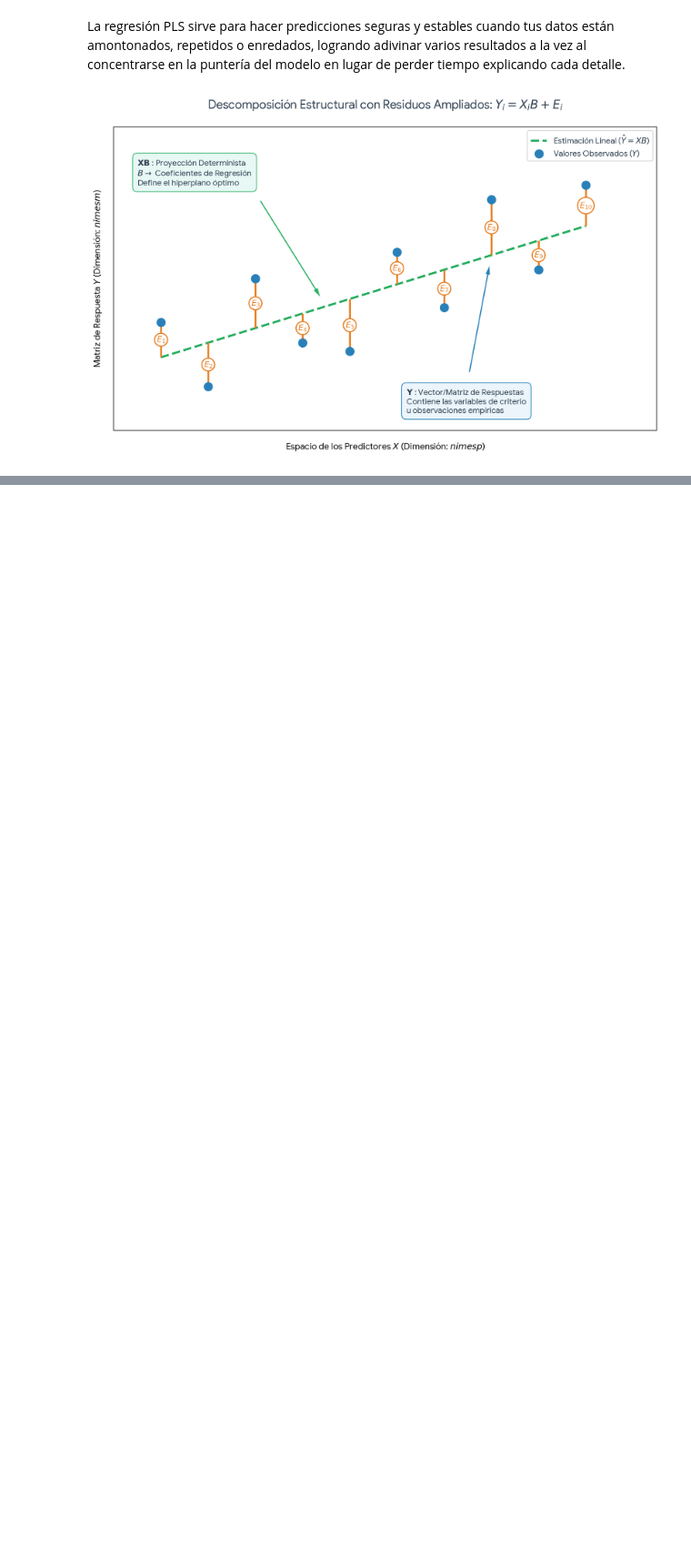
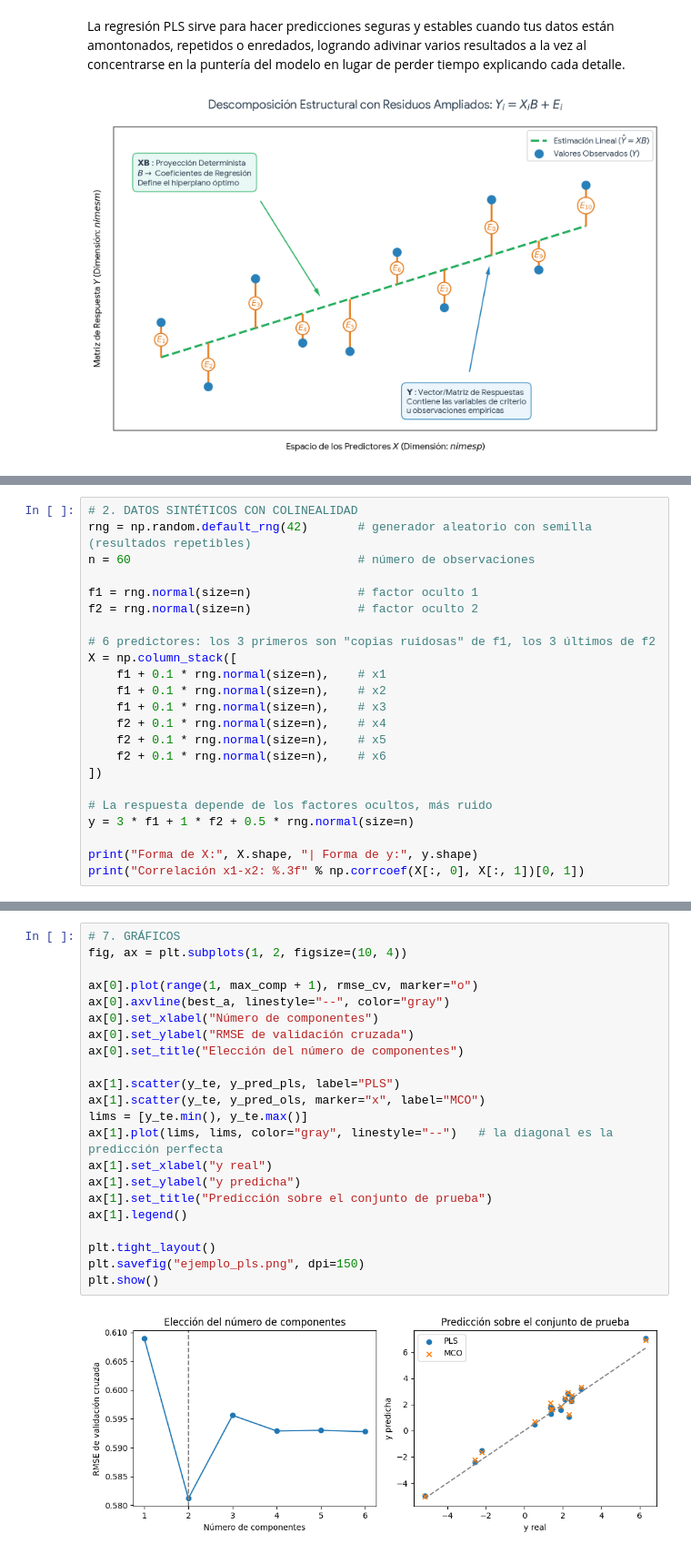
Before and after one commit to Bootcamp-DA-P3/M-nimos_Cuadrados_Parciales_DR, a Jupyter notebook: Equipo5_PLS_Regression.ipynb, the cells around one changed output, grey strips where cells are left out. Shown at 91% size. Drawn from its saved outputs; the diff is of its cells as text; blank space fills up the shorter version.

```diff
--- a/Equipo5_PLS_Regression.ipynb
+++ b/Equipo5_PLS_Regression.ipynb
@@ -25,0 +115,23 @@ La regresión PLS sirve para hacer predicciones seguras y estables cuando tus da
+# %%
+# 2. DATOS SINTÉTICOS CON COLINEALIDAD
+rng = np.random.default_rng(42)       # generador aleatorio con semilla (resultados repetibles)
+n = 60                                # número de observaciones
+
+f1 = rng.normal(size=n)               # factor oculto 1
+f2 = rng.normal(size=n)               # factor oculto 2
+
+# 6 predictores: los 3 primeros son "copias ruidosas" de f1, los 3 últimos de f2
+X = np.column_stack([
+    f1 + 0.1 * rng.normal(size=n),    # x1
+    f1 + 0.1 * rng.normal(size=n),    # x2
+    f1 + 0.1 * rng.normal(size=n),    # x3
+    f2 + 0.1 * rng.normal(size=n),    # x4
+    f2 + 0.1 * rng.normal(size=n),    # x5
+    f2 + 0.1 * rng.normal(size=n),    # x6
+])
+
+# La respuesta depende de los factores ocultos, más ruido
+y = 3 * f1 + 1 * f2 + 0.5 * rng.normal(size=n)
+
+print("Forma de X:", X.shape, "| Forma de y:", y.shape)
+print("Correlación x1-x2: %.3f" % np.corrcoef(X[:, 0], X[:, 1])[0, 1])
@@ -25,0 +210,24 @@ La regresión PLS sirve para hacer predicciones seguras y estables cuando tus da
+# %%
+# 7. GRÁFICOS
+fig, ax = plt.subplots(1, 2, figsize=(10, 4))
+
+ax[0].plot(range(1, max_comp + 1), rmse_cv, marker="o")
+ax[0].axvline(best_a, linestyle="--", color="gray")
+ax[0].set_xlabel("Número de componentes")
+ax[0].set_ylabel("RMSE de validación cruzada")
+ax[0].set_title("Elección del número de componentes")
+
+ax[1].scatter(y_te, y_pred_pls, label="PLS")
+ax[1].scatter(y_te, y_pred_ols, marker="x", label="MCO")
+lims = [y_te.min(), y_te.max()]
+ax[1].plot(lims, lims, color="gray", linestyle="--")   # la diagonal es la predicción perfecta
+ax[1].set_xlabel("y real")
+ax[1].set_ylabel("y predicha")
+ax[1].set_title("Predicción sobre el conjunto de prueba")
+ax[1].legend()
+
+plt.tight_layout()
+plt.savefig("ejemplo_pls.png", dpi=150)
+plt.show()
+# %% [output]
+[figure, added]
```
Also changed, not shown: parts of 13 cells of this notebook.
